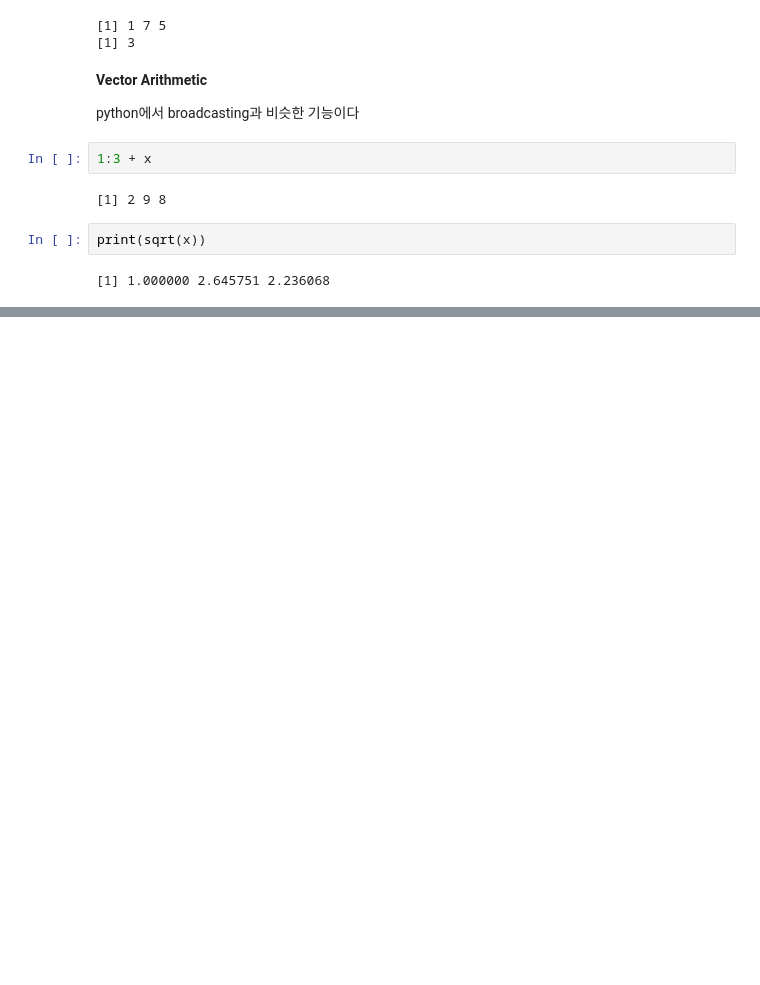
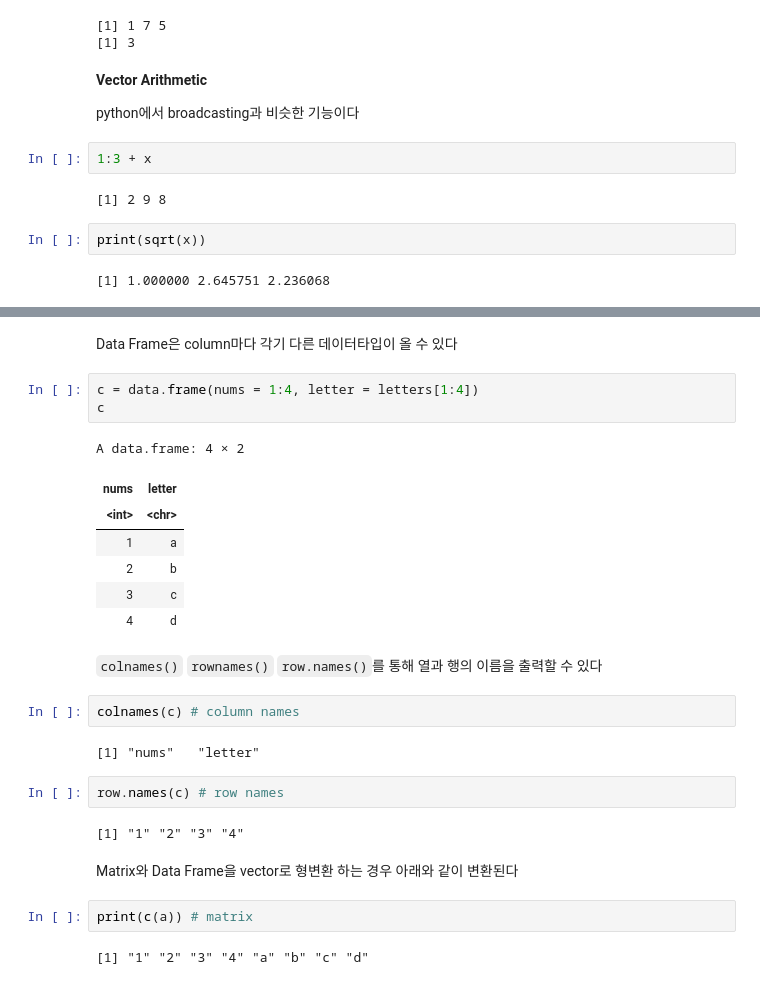
Before and after one commit to Tommylee1013/BusinessAnalytics, a Jupyter notebook: R Data Structure/Basic Data Structure.ipynb, the cells around one changed output, grey strips where cells are left out. Drawn from its saved outputs; the diff is of its cells as text; blank space fills up the shorter version.

```diff
--- a/R Data Structure/Basic Data Structure.ipynb
+++ b/R Data Structure/Basic Data Structure.ipynb
@@ -181,0 +349,29 @@ print(sqrt(x))
+# %% [markdown]
+Data Frame은 column마다 각기 다른 데이터타입이 올 수 있다
+# %%
+c = data.frame(nums = 1:4, letter = letters[1:4])
+c
+# %% [output]
+A data.frame: 4 × 2
+| nums | letter |
+| <int> | <chr> |
+| 1 | a |
+| 2 | b |
+| 3 | c |
+| 4 | d |
+# %% [markdown]
+`colnames()` `rownames()` `row.names()`를 통해 열과 행의 이름을 출력할 수 있다
+# %%
+colnames(c) # column names
+# %% [output]
+[1] "nums"   "letter"
+# %%
+row.names(c) # row names
+# %% [output]
+[1] "1" "2" "3" "4"
+# %% [markdown]
+Matrix와 Data Frame을 vector로 형변환 하는 경우 아래와 같이 변환된다
+# %%
+print(c(a)) # matrix
+# %% [output]
+[1] "1" "2" "3" "4" "a" "b" "c" "d"
```
Also changed, not shown: parts of 40 cells of this notebook.
